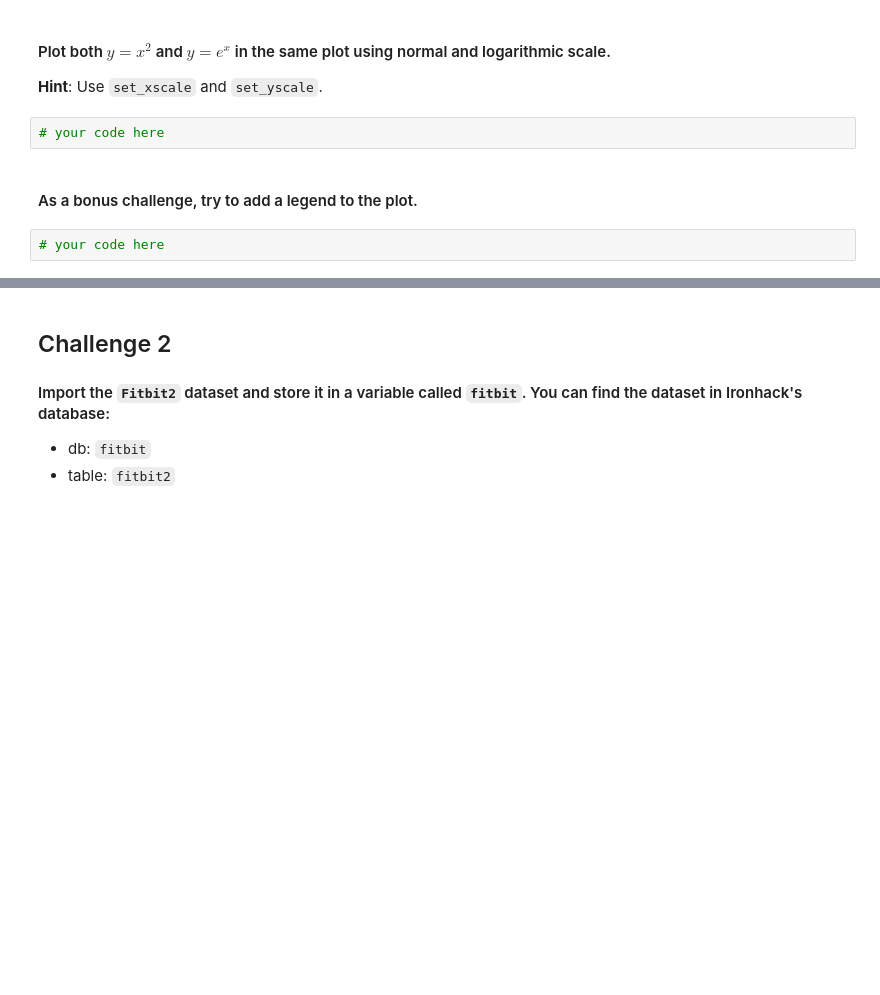
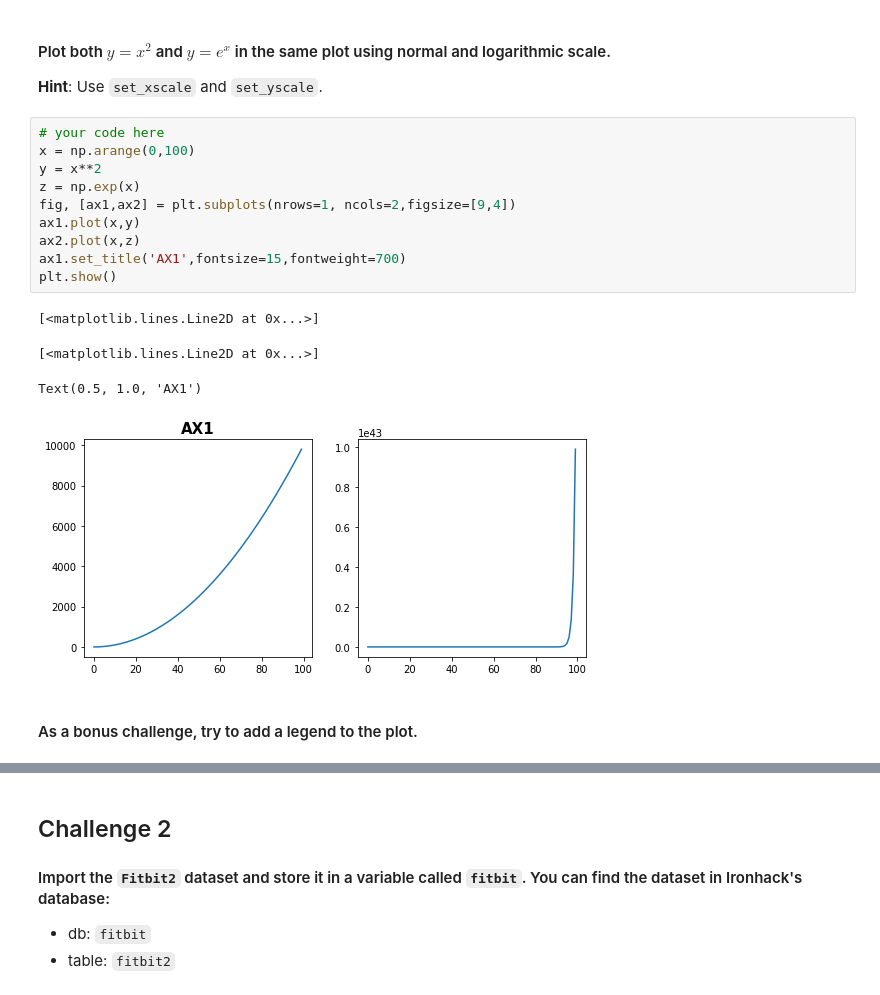
Before and after one commit to ta-datapt-bcn/lab-matplotlib-seaborn, a Jupyter notebook: your-code/main.ipynb, the cells around one changed output, grey strips where cells are left out. Saved outputs shown, nothing was run; the diff lists cells and outputs as text; blank space fills up the shorter version.

```diff
--- a/your-code/main.ipynb
+++ b/your-code/main.ipynb
@@ -39,9 +79,20 @@ If you want, try to add a title to the plot or even axes labels. You can also pl
 # %% [markdown]
 #### Plot both $y=x^2$ and $y=e^x$ in the same plot using normal and logarithmic scale.
 **Hint**: Use `set_xscale` and `set_yscale`.
-# %%
-# your code here
+# %%
+# your code here
+x = np.arange(0,100)
+y = x**2
+z = np.exp(x)
+fig, [ax1,ax2] = plt.subplots(nrows=1, ncols=2,figsize=[9,4])
+ax1.plot(x,y)
+ax2.plot(x,z)
+ax1.set_title('AX1',fontsize=15,fontweight=700)
+plt.show()
+# %% [output]
+[<matplotlib.lines.Line2D at 0x...>]
+[<matplotlib.lines.Line2D at 0x...>]
+Text(0.5, 1.0, 'AX1')
+[figure, added]
 # %% [markdown]
 #### As a bonus challenge, try to add a legend to the plot.
-# %%
-# your code here
```
Also changed, not shown: parts of 42 cells of this notebook.
